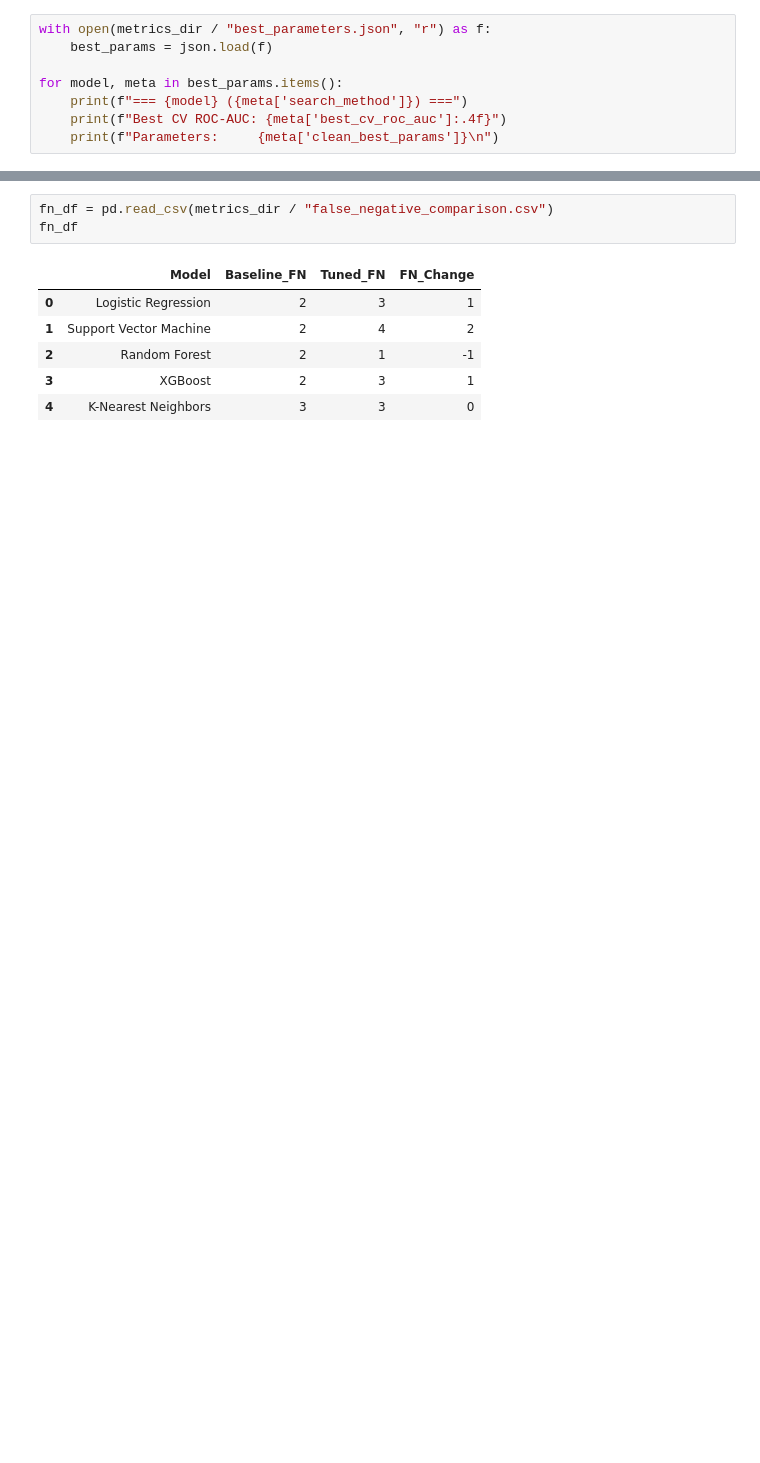
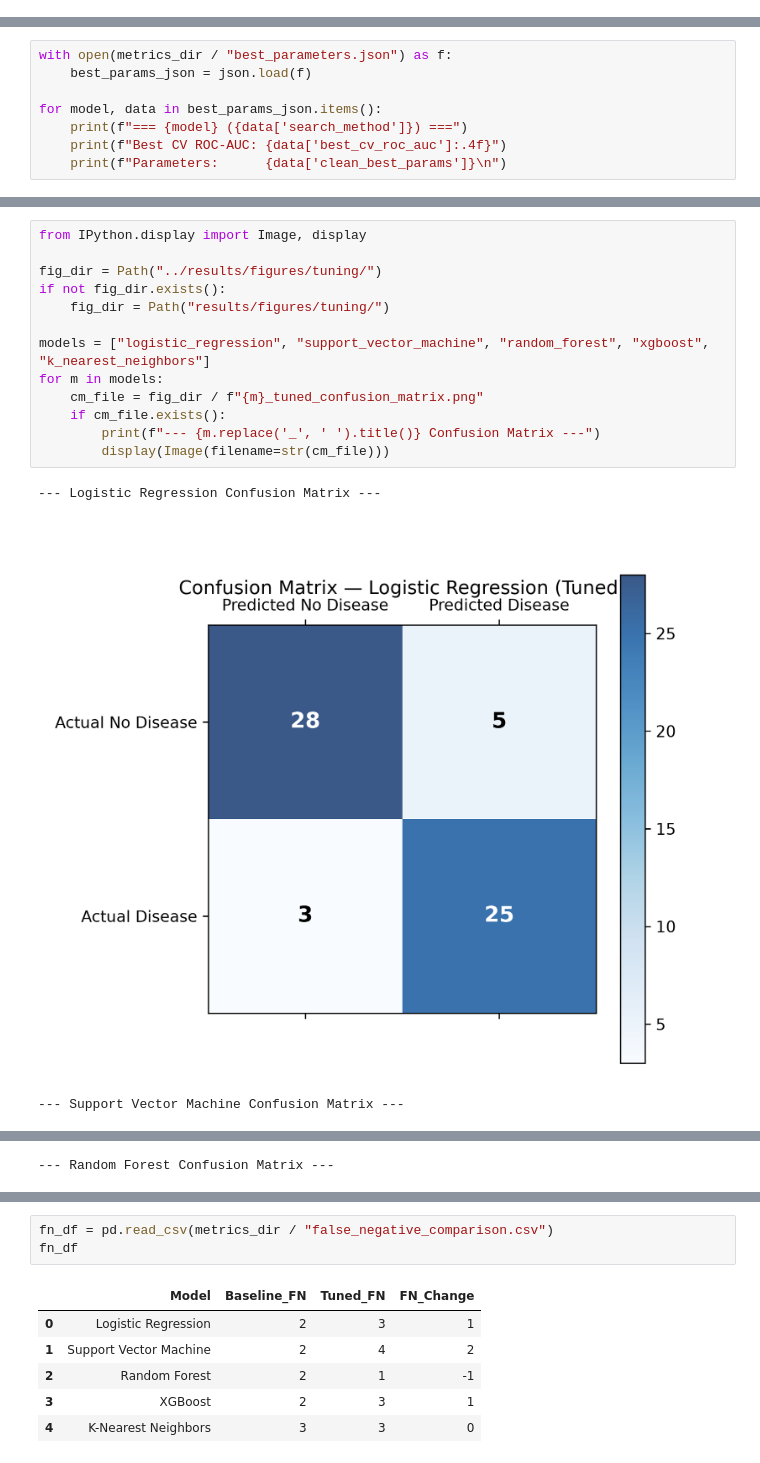
Before and after one commit to suprithsbasavanal-alt/iitk-project, a Jupyter notebook: heart-disease-prediction/notebooks/03_hyperparameter_tuning.ipynb, the cells around one changed output, grey strips where cells are left out. Cells and saved outputs as stored; diff of their text form; blank space fills up the shorter version.

Commit message:
feat(part6): update notebook structure with 16 sections for hyperparameter tuning

```diff
--- a/heart-disease-prediction/notebooks/03_hyperparameter_tuning.ipynb
+++ b/heart-disease-prediction/notebooks/03_hyperparameter_tuning.ipynb
@@ -48,8 +0,0 @@ search_df
-# %%
-with open(metrics_dir / "best_parameters.json", "r") as f:
-    best_params = json.load(f)
-
-for model, meta in best_params.items():
-    print(f"=== {model} ({meta['search_method']}) ===")
-    print(f"Best CV ROC-AUC: {meta['best_cv_roc_auc']:.4f}")
-    print(f"Parameters:     {meta['clean_best_params']}\n")
@@ -113,0 +62,8 @@ b_vs_t_df[['Model', 'Baseline_CV_ROC_AUC', 'Tuned_CV_ROC_AUC', 'Baseline_Test_RO
+# %%
+with open(metrics_dir / "best_parameters.json") as f:
+    best_params_json = json.load(f)
+
+for model, data in best_params_json.items():
+    print(f"=== {model} ({data['search_method']}) ===")
+    print(f"Best CV ROC-AUC: {data['best_cv_roc_auc']:.4f}")
+    print(f"Parameters:      {data['clean_best_params']}\n")
@@ -113,0 +150,17 @@ b_vs_t_df[['Model', 'Baseline_CV_ROC_AUC', 'Tuned_CV_ROC_AUC', 'Baseline_Test_RO
+# %%
+from IPython.display import Image, display
+
+fig_dir = Path("../results/figures/tuning/")
+if not fig_dir.exists():
+    fig_dir = Path("results/figures/tuning/")
+
+models = ["logistic_regression", "support_vector_machine", "random_forest", "xgboost", "k_nearest_neighbors"]
+for m in models:
+    cm_file = fig_dir / f"{m}_tuned_confusion_matrix.png"
+    if cm_file.exists():
+        print(f"--- {m.replace('_', ' ').title()} Confusion Matrix ---")
+        display(Image(filename=str(cm_file)))
+# %% [output]
+--- Logistic Regression Confusion Matrix ---
+[figure, added]
+--- Support Vector Machine Confusion Matrix ---
@@ -113,0 +168 @@ b_vs_t_df[['Model', 'Baseline_CV_ROC_AUC', 'Tuned_CV_ROC_AUC', 'Baseline_Test_RO
+--- Random Forest Confusion Matrix ---
```
Also changed, not shown: parts of 45 cells of this notebook.
